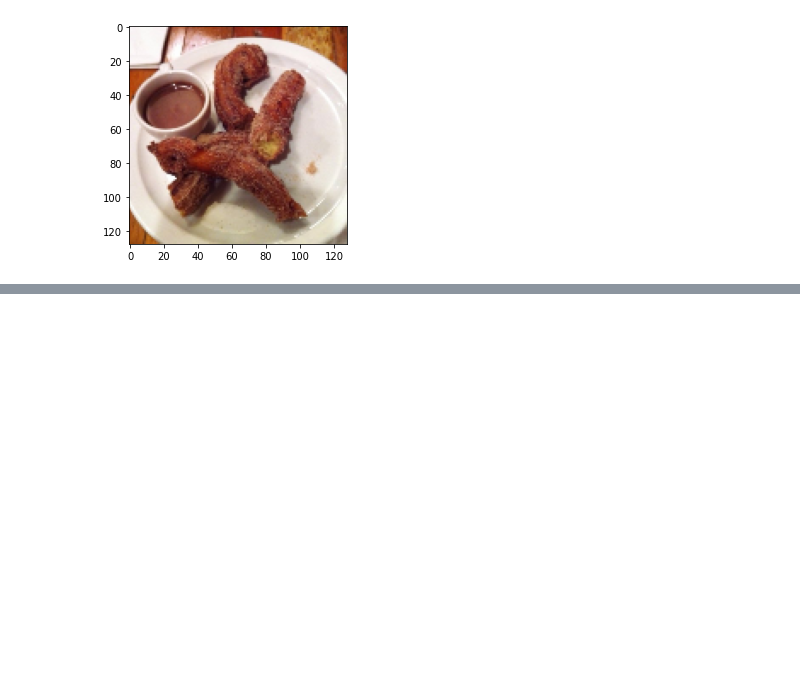
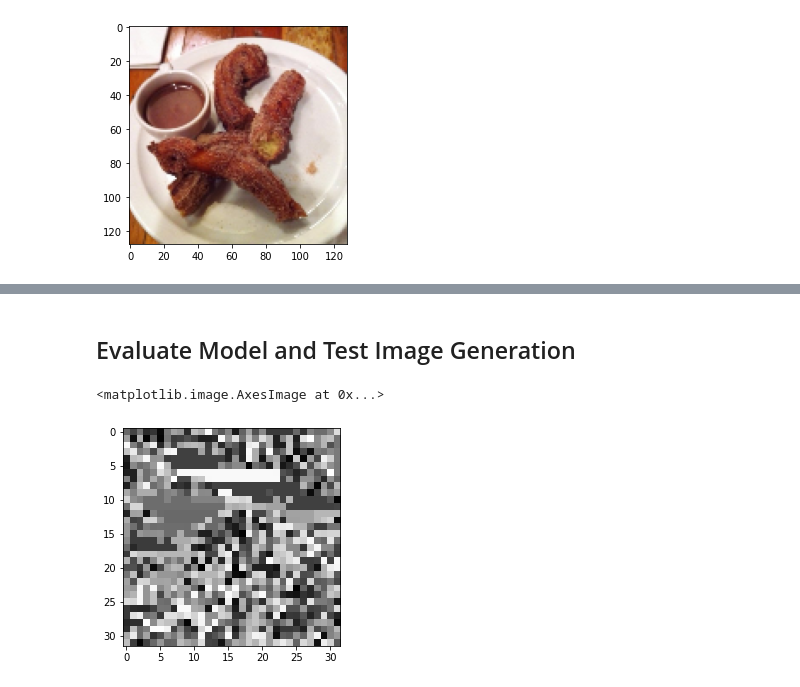
Before and after one commit to josephfemia/VQ-VAE-Pytorch, a Jupyter notebook: VQ VAE.ipynb, the cells around one changed output, grey strips where cells are left out. Saved outputs shown, nothing was run; the diff lists cells and outputs as text; code cells hidden in the pictures; blank space fills up the shorter version.

```diff
--- a/VQ VAE.ipynb
+++ b/VQ VAE.ipynb
@@ -241,0 +352,31 @@ Clipping input data to the valid range for imshow with RGB data ([0..1] for floa
+# %%
+pixelcnn = PixelCNN(10).to(device)
+optimizer = torch.optim.Adam(pixelcnn.parameters(), lr=1e-4)
+# pixelcnn.load_state_dict(torch.load('pixelcnn_100000.pkl'))
+# pixelcnn.eval()
+
+ce = nn.CrossEntropyLoss()
+# %%
+ce_loss = []
+
+for i in range(100_000):
+    (data, _) = next(iter(food101_dl))
+    data = data.to(device)
+
+    encoded = vqvae.encoder(data)
+    _, _, _, _, encoding_indices = vqvae.vq(encoded)
+    reshaped_enc_ind = encoding_indices.view(-1, 1, 32, 32).to(device)
+
+    optimizer.zero_grad()
+
+    logits = pixelcnn(reshaped_enc_ind.float())
+    loss = ce(logits.unsqueeze(2), reshaped_enc_ind.long())
+    loss.backward()
+
+    optimizer.step()
+
+    ce_loss.append(loss.item())
+
+    if (i+1) % 1_000 == 0:
+        print(f'{i+1} Loss: ', np.mean(ce_loss[-100:]))
+        torch.save(pixelcnn.state_dict(), 'pixelcnn_100000.pkl')
@@ -241,0 +401,17 @@ Clipping input data to the valid range for imshow with RGB data ([0..1] for floa
+# %% [markdown]
+## Evaluate Model and Test Image Generation
+# %%
+sample = torch.Tensor(4, 1, 32, 32).to(device)
+sample.fill_(0)
+print()
+# %%
+for i in range(32):
+    for j in range(32):
+        out = pixelcnn(sample.view(-1, 1, 32, 32))
+        probs = F.softmax(out[:,:,i,j], dim=-1).data
+        sample[:,:,i,j] = torch.multinomial(probs, 1).data
+# %%
+plt.imshow(sample[0, 0, ...].cpu().view(32, 32), cmap='gray')
+# %% [output]
+<matplotlib.image.AxesImage at 0x...>
+[figure, added]
```
Also changed, not shown: parts of 25 cells of this notebook, 1 other file.
